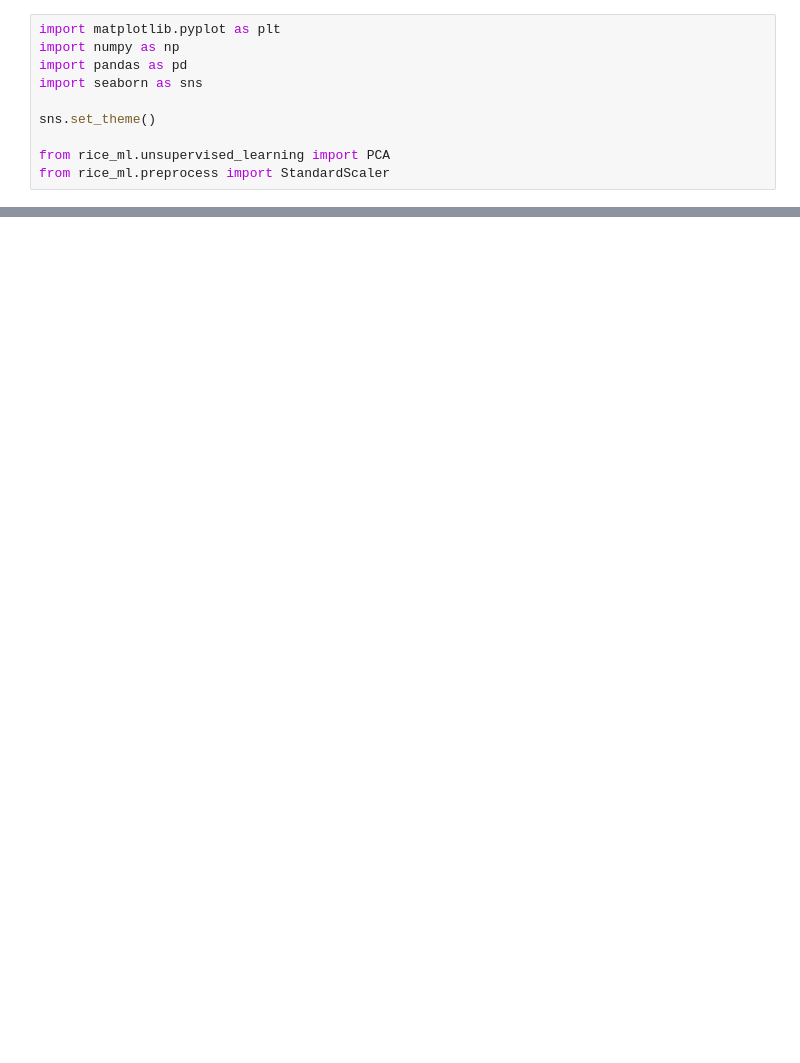
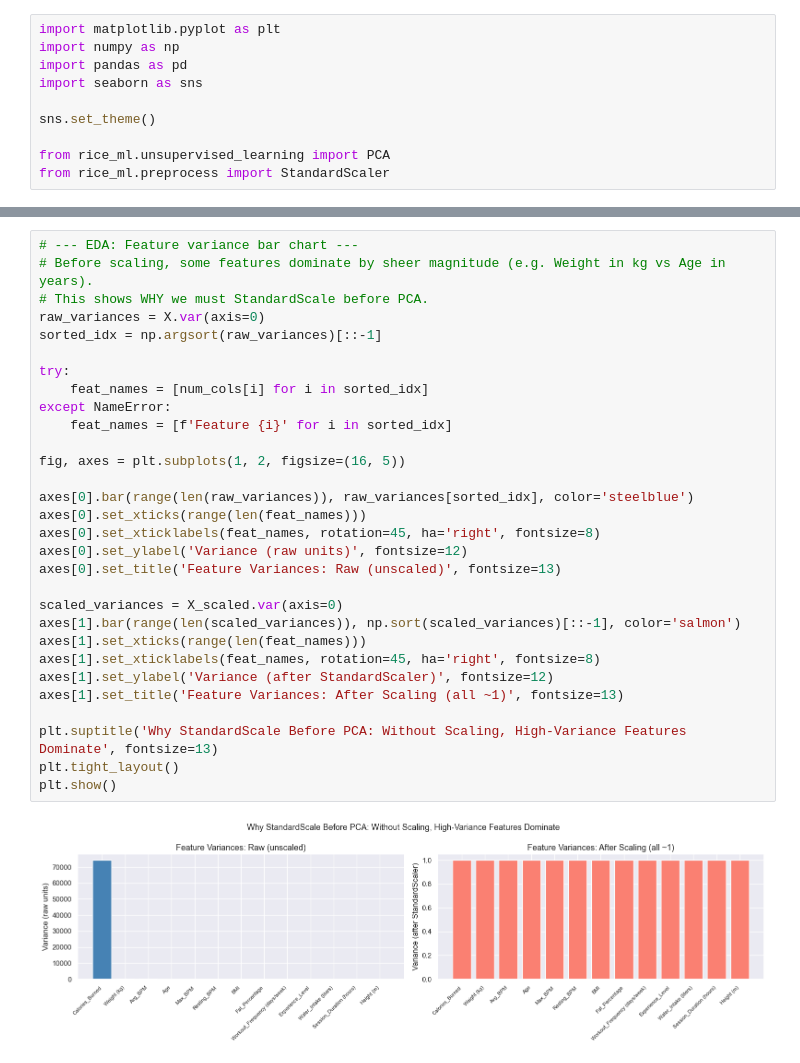
Before and after one commit to GraceYang9127/CMOR438Final, a Jupyter notebook: examples/Unsupervised Learning/PCA/pca.ipynb, the cells around one changed output, grey strips where cells are left out. Cells and saved outputs as stored; diff of their text form; blank space fills up the shorter version.

```diff
--- a/examples/Unsupervised Learning/PCA/pca.ipynb
+++ b/examples/Unsupervised Learning/PCA/pca.ipynb
@@ -56,0 +148,32 @@ print(f'Scaled shape: {X_scaled.shape}')
+# %%
+# --- EDA: Feature variance bar chart ---
+# Before scaling, some features dominate by sheer magnitude (e.g. Weight in kg vs Age in years).
+# This shows WHY we must StandardScale before PCA.
+raw_variances = X.var(axis=0)
+sorted_idx = np.argsort(raw_variances)[::-1]
+
+try:
+    feat_names = [num_cols[i] for i in sorted_idx]
+except NameError:
+    feat_names = [f'Feature {i}' for i in sorted_idx]
+
+fig, axes = plt.subplots(1, 2, figsize=(16, 5))
+
+axes[0].bar(range(len(raw_variances)), raw_variances[sorted_idx], color='steelblue')
+axes[0].set_xticks(range(len(feat_names)))
+axes[0].set_xticklabels(feat_names, rotation=45, ha='right', fontsize=8)
+axes[0].set_ylabel('Variance (raw units)', fontsize=12)
+axes[0].set_title('Feature Variances: Raw (unscaled)', fontsize=13)
+
+scaled_variances = X_scaled.var(axis=0)
+axes[1].bar(range(len(scaled_variances)), np.sort(scaled_variances)[::-1], color='salmon')
+axes[1].set_xticks(range(len(feat_names)))
+axes[1].set_xticklabels(feat_names, rotation=45, ha='right', fontsize=8)
+axes[1].set_ylabel('Variance (after StandardScaler)', fontsize=12)
+axes[1].set_title('Feature Variances: After Scaling (all ~1)', fontsize=13)
+
+plt.suptitle('Why StandardScale Before PCA: Without Scaling, High-Variance Features Dominate', fontsize=13)
+plt.tight_layout()
+plt.show()
+# %% [output]
+[figure, added]
```
Also changed, not shown: parts of 11 cells of this notebook, 2 other files.
